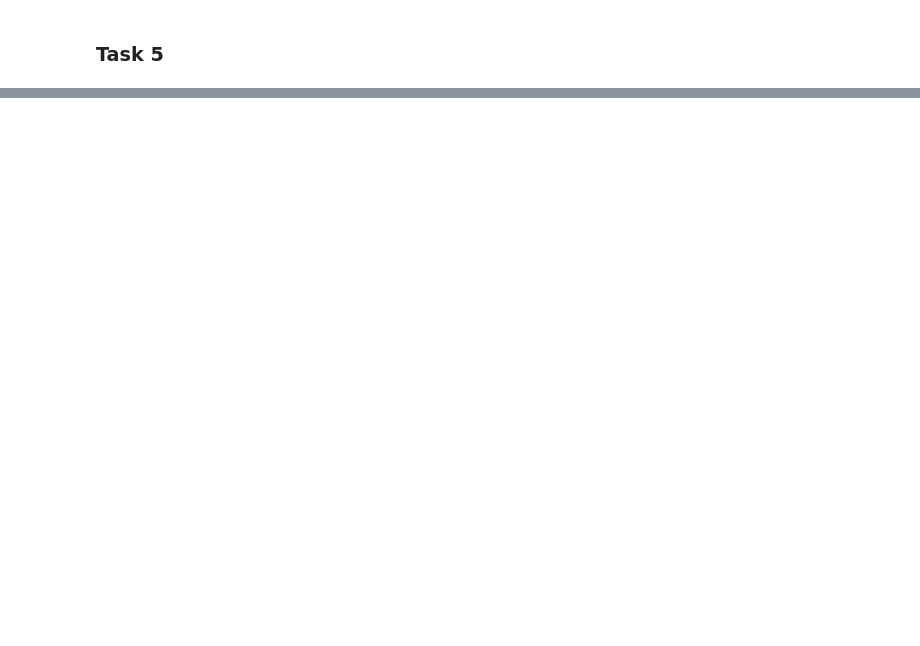
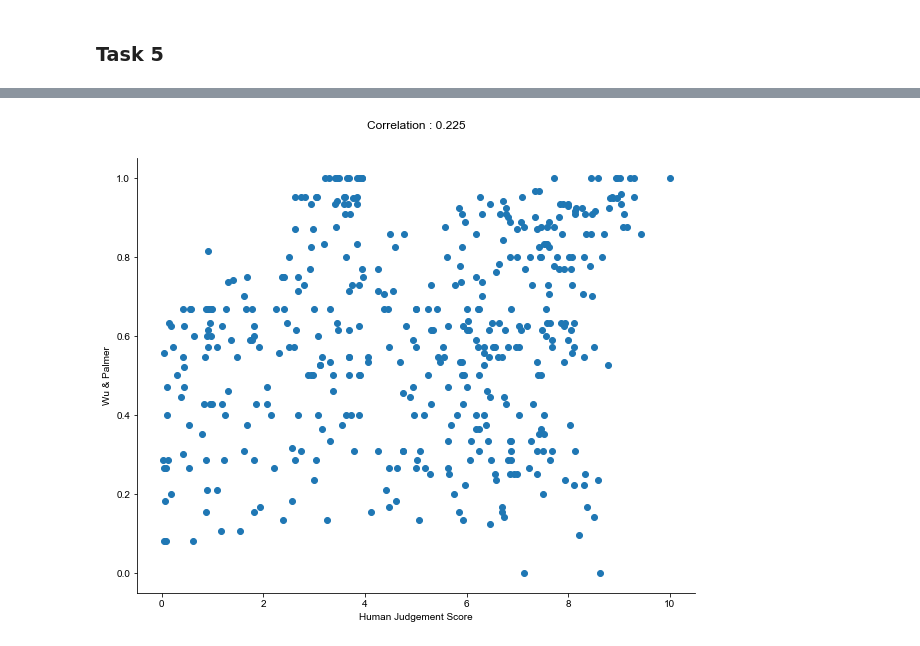
Before and after one commit to dneumann20/NLPproject, a Jupyter notebook: main.ipynb, the cells around one changed output, grey strips where cells are left out. Cells and saved outputs as stored; diff of their text form; code cells hidden in the pictures; blank space fills up the shorter version.

```diff
--- a/main.ipynb
+++ b/main.ipynb
@@ -309,0 +315,8 @@ pair_words_df
+# %%
+df_mc = pd.read_csv('mc.csv', sep=';', names=['Word 1', 'Word 2', 'Human Judgement Score'])
+df_rg = pd.read_csv('rg.csv', sep=';', names=['Word 1', 'Word 2', 'Human Judgement Score'])
+df_wordsim = pd.read_csv('wordsim.csv', sep=';', names=['Word 1', 'Word 2', 'Human Judgement Score'])
+
+# df_mc.shape, df_rg.shape, df_wordsim.shape
+data = pd.concat([df_mc, df_rg, df_wordsim])
+data.head()
@@ -309,0 +330,15 @@ pair_words_df
+# %%
+data['Wu & Palmer'] = ''
+data['Path_length'] = ''
+data['Leacock Chodorow'] = ''
+
+for i in range(len(data)):
+
+    a,b,c = wordnet_sim(data.iloc[i,0], data.iloc[i,1])
+
+    data.iloc[i,3] = a
+    data.iloc[i,4] = b
+    data.iloc[i,5] = c
+
+data.iloc[:,2:] = data.iloc[:,2:].astype('float64')
+data.head()
@@ -309,0 +352,21 @@ pair_words_df
+# %%
+# pearson = (xi - x_bar)(yi - y_Bar)   / sqrt(  (xi - x_bar)^2  (yi - y_bar)^2  )
+import matplotlib.pyplot as plt
+import seaborn as sns
+
+def plotting_correlation(data, col1, col2):
+
+    plt.figure(figsize=(10,8))
+    plt.scatter(data[col1], data[col2])
+    sns.despine()
+    sns.set(font_scale=1)
+    corr = round(data[[col1, col2]].corr().iloc[0,1], 3)
+
+    plt.title('Correlation : {}\n\n'.format(corr))
+    plt.xlabel(col1)
+    plt.ylabel(col2)
+    plt.show()
+# %%
+plotting_correlation(data, 'Human Judgement Score', 'Wu & Palmer')
+# %% [output]
+[figure, added]
```
Also changed, not shown: parts of 28 cells of this notebook.
